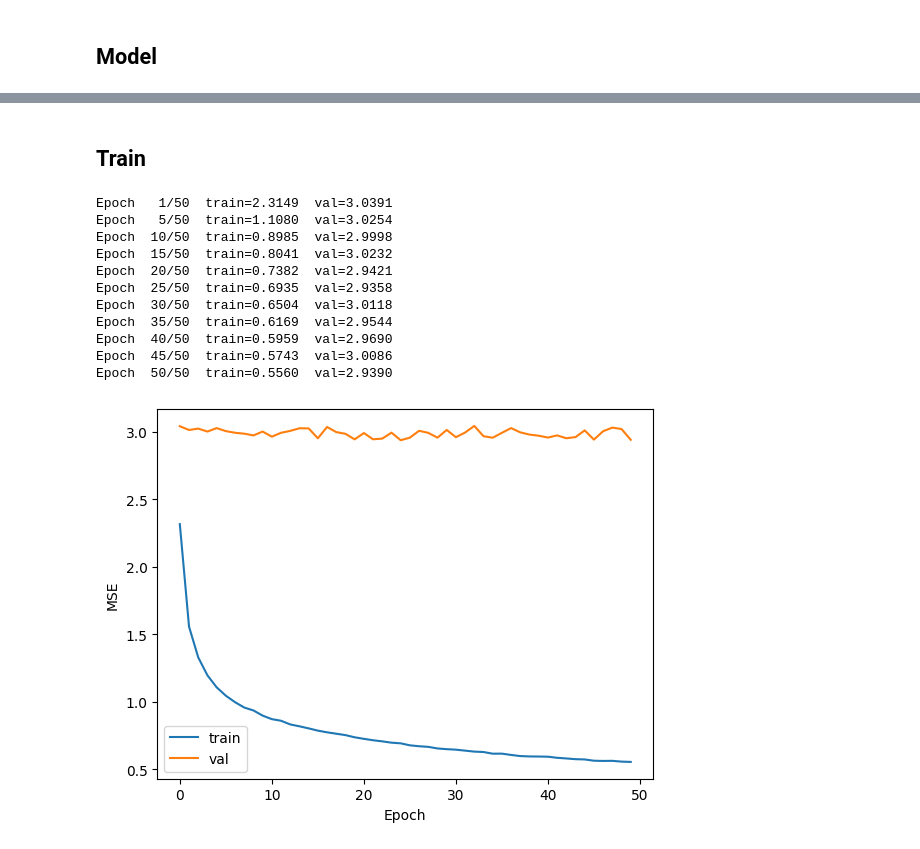
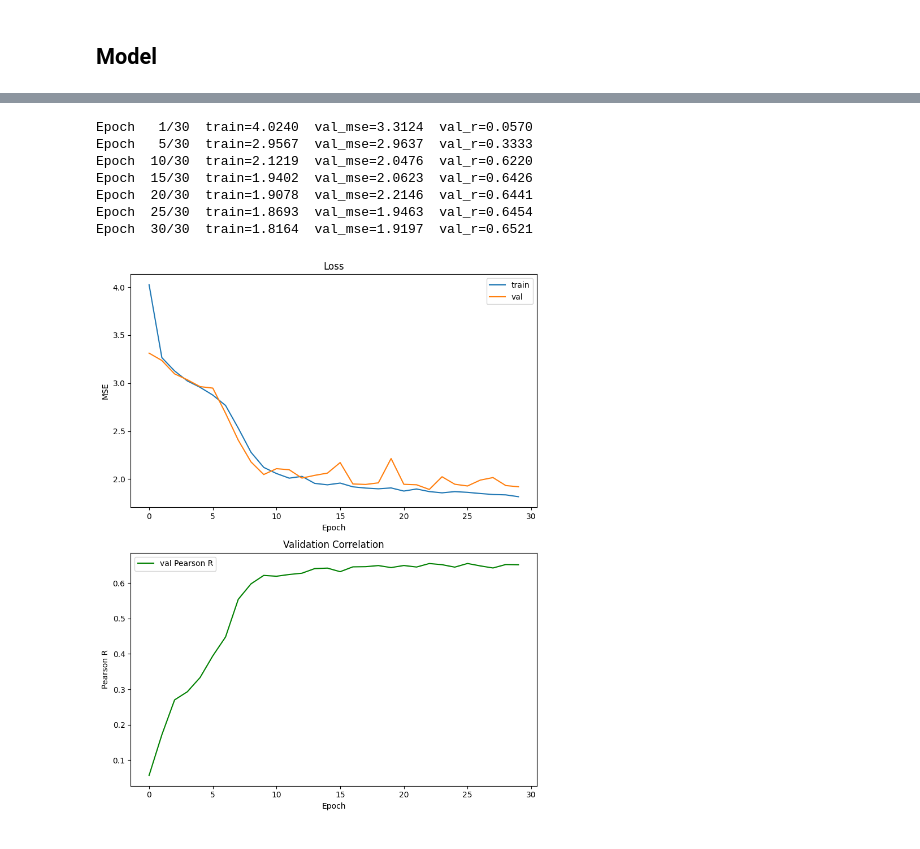
Before and after one commit to irith-kat/genai4bio-project, a Jupyter notebook: src/decoder.ipynb, the cells around one changed output, grey strips where cells are left out. Drawn from its saved outputs; the diff is of its cells as text; code cells hidden in the pictures.

```diff
--- a/src/decoder.ipynb
+++ b/src/decoder.ipynb
@@ -90,7 +109,6 @@ for d in organ_data.values():
 
 class ExpressionDataset(Dataset):
     def __init__(self, gene_set):
-        # Flat list of (organ, ct_idx, gene_idx) for genes in this split
         self.samples = [
             (organ, ct, g_idx)
             for organ, d in organ_data.items()
@@ -102,9 +120,10 @@ class ExpressionDataset(Dataset):
     def __getitem__(self, idx):
         organ, ct, g = self.samples[idx]
         d = organ_data[organ]
-        x = torch.cat([torch.tensor(d['features_norm'][ct, g]), torch.tensor(d['scvi_norm'][ct])])
+        x_seq  = torch.tensor(d['features_norm'][ct, g])   # [n_bins]
+        x_scvi = torch.tensor(d['scvi_norm'][ct])          # [scvi_dim]
         y = torch.tensor(d['labels'][ct, g], dtype=torch.float32)
-        return x, y
+        return x_seq, x_scvi, y
 
 train_loader = DataLoader(ExpressionDataset(train_gene_set), batch_size=BATCH_SIZE, shuffle=True)
 val_loader   = DataLoader(ExpressionDataset(val_gene_set),   batch_size=BATCH_SIZE)
@@ -131,46 +162,50 @@ Input: 1024 bins + 50 scVI = 1074
-# %% [markdown]
-## Train
 # %%
-optimizer = torch.optim.Adam(model.parameters(), lr=LEARNING_RATE)
+optimizer = torch.optim.Adam(model.parameters(), lr=LEARNING_RATE, weight_decay=WEIGHT_DECAY)
 loss_fn   = nn.MSELoss()
-train_losses, val_losses = [], []
+train_losses, val_losses, val_rs = [], [], []
 
 for epoch in range(1, EPOCHS + 1):
     model.train()
     train_loss = 0
-    for x, y in train_loader:
-        x, y = x.to(device), y.to(device)
+    for x_seq, x_scvi, y in train_loader:
+        x_seq, x_scvi, y = x_seq.to(device), x_scvi.to(device), y.to(device)
         optimizer.zero_grad()
-        loss = loss_fn(model(x), y)
+        loss = loss_fn(model(x_seq, x_scvi), y)
         loss.backward()
         optimizer.step()
-        train_loss += loss.item() * len(x)
+        train_loss += loss.item() * len(y)
     train_loss /= len(train_loader.dataset)
 
     model.eval()
+    val_preds, val_labels = [], []
     with torch.no_grad():
-        val_loss = sum(loss_fn(model(x.to(device)), y.to(device)).item() * len(x) for x, y in val_loader)
-    val_loss /= len(val_loader.dataset)
+        for xs, xv, y in val_loader:
+            val_preds.append(model(xs.to(device), xv.to(device)).cpu().numpy())
+            val_labels.append(y.numpy())
+    val_preds  = np.concatenate(val_preds)
+    val_labels = np.concatenate(val_labels)
+    val_loss = float(np.mean((val_preds - val_labels) ** 2))
+    val_r    = float(pearsonr(val_preds, val_labels)[0])
 
     train_losses.append(train_loss)
     val_losses.append(val_loss)
+    val_rs.append(val_r)
     if epoch % 5 == 0 or epoch == 1:
-        print(f'Epoch {epoch:>3}/{EPOCHS}  train={train_loss:.4f}  val={val_loss:.4f}')
+        print(f'Epoch {epoch:>3}/{EPOCHS}  train={train_loss:.4f}  val_mse={val_loss:.4f}  val_r={val_r:.4f}')
 # %% [output]
-Epoch   1/50  train=2.3149  val=3.0391
-Epoch   5/50  train=1.1080  val=3.0254
-Epoch  10/50  train=0.8985  val=2.9998
-Epoch  15/50  train=0.8041  val=3.0232
-Epoch  20/50  train=0.7382  val=2.9421
-Epoch  25/50  train=0.6935  val=2.9358
-Epoch  30/50  train=0.6504  val=3.0118
-Epoch  35/50  train=0.6169  val=2.9544
-Epoch  40/50  train=0.5959  val=2.9690
-Epoch  45/50  train=0.5743  val=3.0086
-Epoch  50/50  train=0.5560  val=2.9390
+Epoch   1/30  train=4.0240  val_mse=3.3124  val_r=0.0570
+Epoch   5/30  train=2.9567  val_mse=2.9637  val_r=0.3333
+Epoch  10/30  train=2.1219  val_mse=2.0476  val_r=0.6220
+Epoch  15/30  train=1.9402  val_mse=2.0623  val_r=0.6426
+Epoch  20/30  train=1.9078  val_mse=2.2146  val_r=0.6441
+Epoch  25/30  train=1.8693  val_mse=1.9463  val_r=0.6454
+Epoch  30/30  train=1.8164  val_mse=1.9197  val_r=0.6521
-# %%
-plt.plot(train_losses, label='train')
-plt.plot(val_losses, label='val')
-plt.xlabel('Epoch'); plt.ylabel('MSE'); plt.legend(); plt.show()
-# %% [output]
-[figure, removed]
+# %%
+fig, (ax1, ax2) = plt.subplots(2, 1, figsize=(8, 10))
+ax1.plot(train_losses, label='train'); ax1.plot(val_losses, label='val')
+ax1.set_xlabel('Epoch'); ax1.set_ylabel('MSE'); ax1.legend(); ax1.set_title('Loss')
+ax2.plot(val_rs, label='val Pearson R', color='green')
+ax2.set_xlabel('Epoch'); ax2.set_ylabel('Pearson R'); ax2.legend(); ax2.set_title('Validation Correlation')
+plt.tight_layout(); plt.show()
+# %% [output]
+[figure, added]
```
Also changed, not shown: parts of 4 cells of this notebook.
